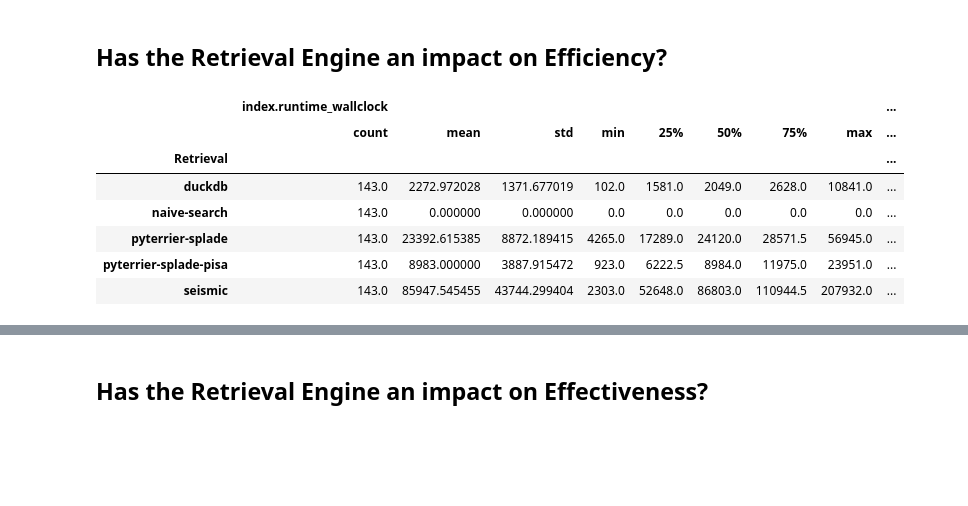
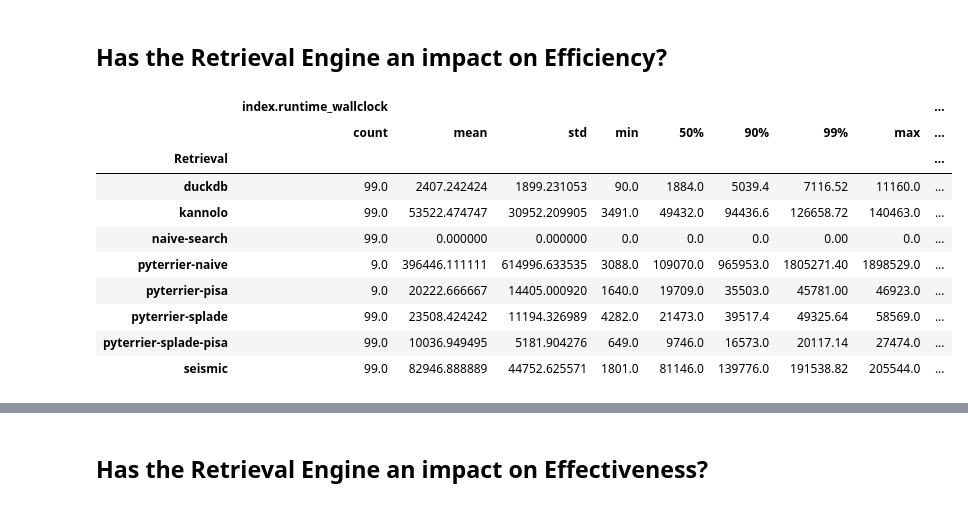
Before and after one commit to hscells/lsr-benchmark, a Jupyter notebook: step-04-evaluation/analysis-in-progress.ipynb, the cells around one changed output, grey strips where cells are left out. Drawn from its saved outputs; the diff is of its cells as text; code cells hidden in the pictures; blank space fills up the shorter version.

```diff
--- a/step-04-evaluation/analysis-in-progress.ipynb
+++ b/step-04-evaluation/analysis-in-progress.ipynb
@@ -9,14 +9,17 @@ df["retrieval.runtime_wallclock"] = df["retrieval.runtime_wallclock"].apply(lamb
 # %% [markdown]
 ## Has the Retrieval Engine an impact on Efficiency?
 # %%
-df[['Retrieval', "index.runtime_wallclock", "retrieval.runtime_wallclock"]].groupby("Retrieval").describe()
+df[['Retrieval', "index.runtime_wallclock", "retrieval.runtime_wallclock"]].groupby("Retrieval").describe(percentiles=[0.5, .9, .99])
 # %% [output]
 |  | index.runtime_wallclock |  |  |  |  |  |  |  | ... |
-|  | count | mean | std | min | 25% | 50% | 75% | max | ... |
+|  | count | mean | std | min | 50% | 90% | 99% | max | ... |
 | Retrieval |  |  |  |  |  |  |  |  | ... |
-| duckdb | 143.0 | 2272.972028 | 1371.677019 | 102.0 | 1581.0 | 2049.0 | 2628.0 | 10841.0 | ... |
-| naive-search | 143.0 | 0.000000 | 0.000000 | 0.0 | 0.0 | 0.0 | 0.0 | 0.0 | ... |
-| pyterrier-splade | 143.0 | 23392.615385 | 8872.189415 | 4265.0 | 17289.0 | 24120.0 | 28571.5 | 56945.0 | ... |
-| pyterrier-splade-pisa | 143.0 | 8983.000000 | 3887.915472 | 923.0 | 6222.5 | 8984.0 | 11975.0 | 23951.0 | ... |
-| seismic | 143.0 | 85947.545455 | 43744.299404 | 2303.0 | 52648.0 | 86803.0 | 110944.5 | 207932.0 | ... |
+| duckdb | 99.0 | 2407.242424 | 1899.231053 | 90.0 | 1884.0 | 5039.4 | 7116.52 | 11160.0 | ... |
+| kannolo | 99.0 | 53522.474747 | 30952.209905 | 3491.0 | 49432.0 | 94436.6 | 126658.72 | 140463.0 | ... |
+| naive-search | 99.0 | 0.000000 | 0.000000 | 0.0 | 0.0 | 0.0 | 0.00 | 0.0 | ... |
+| pyterrier-naive | 9.0 | 396446.111111 | 614996.633535 | 3088.0 | 109070.0 | 965953.0 | 1805271.40 | 1898529.0 | ... |
+| pyterrier-pisa | 9.0 | 20222.666667 | 14405.000920 | 1640.0 | 19709.0 | 35503.0 | 45781.00 | 46923.0 | ... |
+| pyterrier-splade | 99.0 | 23508.424242 | 11194.326989 | 4282.0 | 21473.0 | 39517.4 | 49325.64 | 58569.0 | ... |
+| pyterrier-splade-pisa | 99.0 | 10036.949495 | 5181.904276 | 649.0 | 9746.0 | 16573.0 | 20117.14 | 27474.0 | ... |
+| seismic | 99.0 | 82946.888889 | 44752.625571 | 1801.0 | 81146.0 | 139776.0 | 191538.82 | 205544.0 | ... |
 # %%
```
Also changed, not shown: parts of 10 cells of this notebook, 4 other files.
